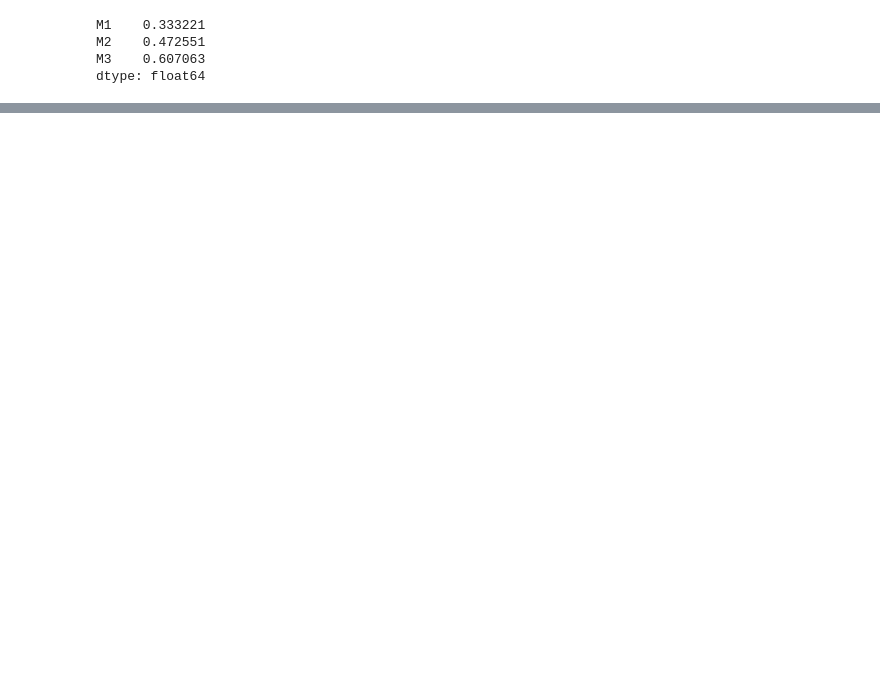
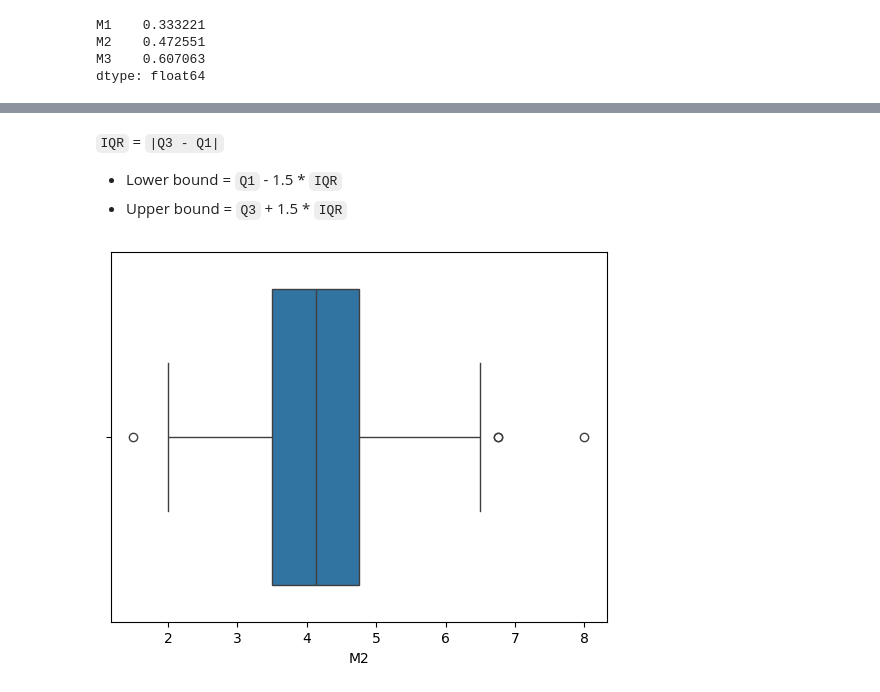
Before and after one commit to MrTroll28/LT-PTDL1, a Jupyter notebook: NoteBook/Slot02.ipynb, the cells around one changed output, grey strips where cells are left out. Cells and saved outputs as stored; diff of their text form; code cells hidden in the pictures; blank space fills up the shorter version.

```diff
--- a/NoteBook/Slot02.ipynb
+++ b/NoteBook/Slot02.ipynb
@@ -321,0 +343,13 @@ dtype: float64
+# %% [markdown]
+`IQR` = `|Q3 - Q1|`
+- Lower bound = `Q1` - 1.5 * `IQR`
+- Upper bound = `Q3` + 1.5 * `IQR`
+# %%
+sns.boxplot(data=df['M2'], orient="h")
+plt.show()
+# Với điểm M2
+# Hãy tính khoảng giá trị nghi ngờ bất thường
+# Hãy tính khoảng giá trị được cho là bất thường
+# Hãy tính xem có bao nhiêu sinh viên có điểm thi là bất thường
+# %% [output]
+[figure, added]
```
Also changed, not shown: parts of 13 cells of this notebook, 10 other files.
